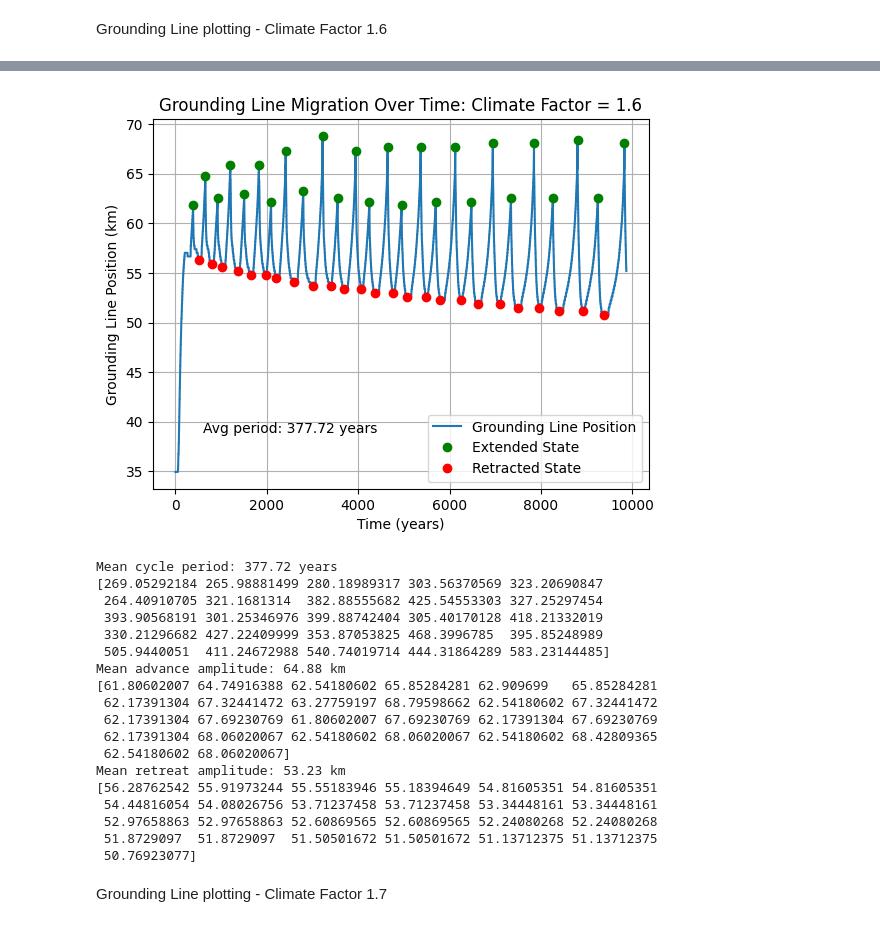
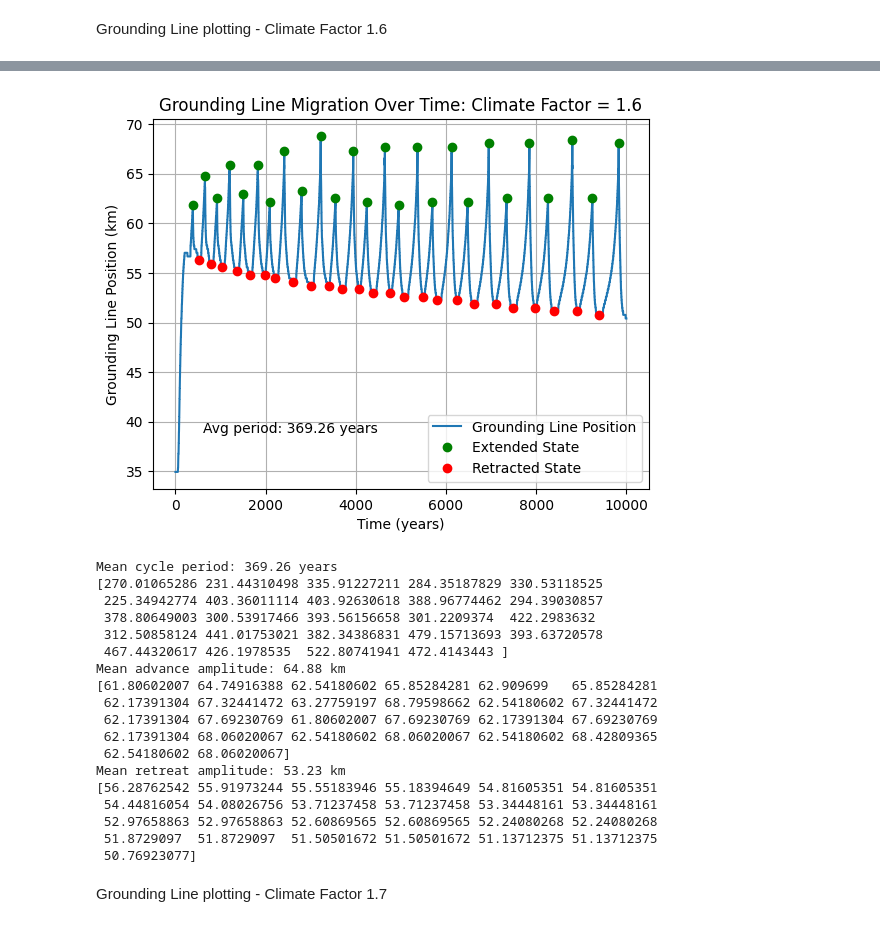
Before and after one commit to ktlix2ski/brinkmodeltest, a Jupyter notebook: Analysis/ClimateFactor_Tests.ipynb, the cells around one changed output, grey strips where cells are left out. Cells and saved outputs as stored; diff of their text form; code cells hidden in the pictures.

```diff
--- a/Analysis/ClimateFactor_Tests.ipynb
+++ b/Analysis/ClimateFactor_Tests.ipynb
@@ -1313,7 +1312,7 @@ Mean retreat amplitude: 53.36 km
 Grounding Line plotting - Climate Factor 1.6
 # %%
 gl_run_title_cf16 = str("Grounding Line Evolution Over Time - Climate Factor = 1.6")
-cf_16 = ""
+cf_16 = "/media/kayatroyer/KayaDrive/Thesis/OfficialExperimentRuns/20kTests/cf_Tests/DATA_Dictionary_2025_04_25__22_54_39_CF16.pkl.gz"
 with gzip.open(cf_16, 'rb') as f:
     DATA_dict_cf_16 = pickle.load(f)
 # %%
@@ -1369,38 +1370,38 @@ GL_km_cf_16 = GL_km_cf_16[mask]
 # %%
 cf_16_peaks, _ = find_peaks(GL_km_cf_16, prominence=3)
 cf_16_troughs, _ = find_peaks(-GL_km_cf_16, prominence=3)
-cf_16_periods = np.diff(np.array(time)[cf_16_peaks])
+cf_16_periods = np.diff(np.array(time)[cf_16_troughs])
 cf_16_adv_dists = GL_km_cf_16[cf_16_peaks]
 cf_16_ret_dists = GL_km_cf_16[cf_16_troughs]
 
 
 plt.plot(time, GL_km_cf_16, label='Grounding Line Position')
 plt.plot(np.array(time)[cf_16_peaks], GL_km_cf_16[cf_16_peaks], 'go', label='Extended State')
 plt.plot(np.array(time)[cf_16_troughs], GL_km_cf_16[cf_16_troughs], 'ro', label='Retracted State')
 plt.text(0.1, 0.15, f'Avg period: {np.mean(cf_16_periods):.2f} years', transform=plt.gca().transAxes)
 plt.legend()
 plt.xlabel("Time (years)")
 plt.ylabel("Grounding Line Position (km)")
 plt.title("Grounding Line Migration Over Time: Climate Factor = 1.6")
 plt.grid()
 plt.show()
 
 print(f"Mean cycle period: {np.mean(cf_16_periods):.2f} years")
 print(cf_16_periods)
 
 print(f"Mean advance amplitude: {np.mean(cf_16_adv_dists):.2f} km")
 print(cf_16_adv_dists)
 
 print(f"Mean retreat amplitude: {np.mean(cf_16_ret_dists):.2f} km")
 print(cf_16_ret_dists)
 # %% [output]
-[figure, old version]
+[figure, new version]
-Mean cycle period: 377.72 years
-[269.05292184 265.98881499 280.18989317 303.56370569 323.20690847
- 264.40910705 321.1681314  382.88555682 425.54553303 327.25297454
- 393.90568191 301.25346976 399.88742404 305.40170128 418.21332019
- 330.21296682 427.22409999 353.87053825 468.3996785  395.85248989
- 505.9440051  411.24672988 540.74019714 444.31864289 583.23144485]
+Mean cycle period: 369.26 years
+[270.01065286 231.44310498 335.91227211 284.35187829 330.53118525
+ 225.34942774 403.36011114 403.92630618 388.96774462 294.39030857
+ 378.80649003 300.53917466 393.56156658 301.2209374  422.2983632
+ 312.50858124 441.01753021 382.34386831 479.15713693 393.63720578
+ 467.44320617 426.1978535  522.80741941 472.4143443 ]
 Mean advance amplitude: 64.88 km
 [61.80602007 64.74916388 62.54180602 65.85284281 62.909699   65.85284281
  62.17391304 67.32441472 63.27759197 68.79598662 62.54180602 67.32441472
```
Also changed, not shown: parts of 25 cells of this notebook, 8 other files.
